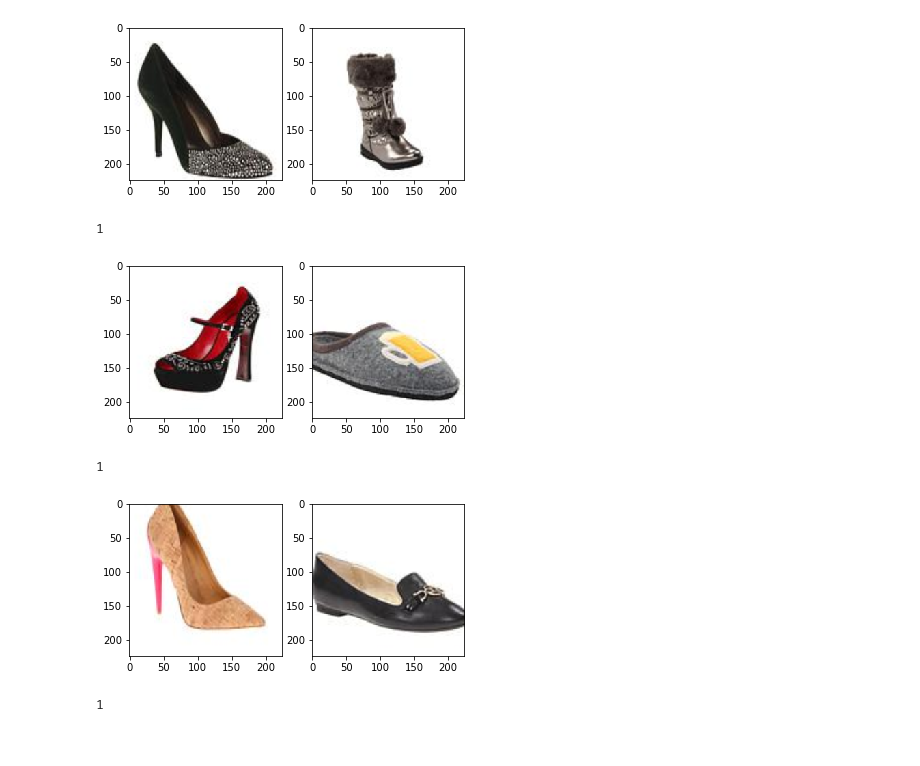
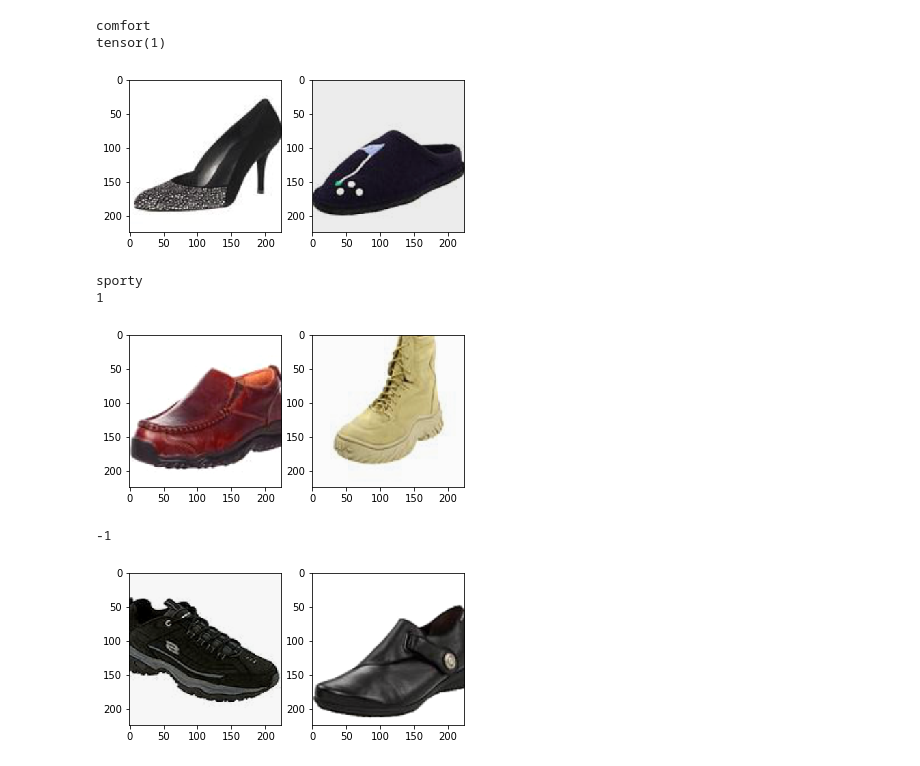
Before and after one commit to irvingzhang0512/pytorch-relative-attributes, a Jupyter notebook: examples/datasets.ipynb, the cells around one changed output. Saved outputs shown, nothing was run; the diff lists cells and outputs as text; code cells hidden in the pictures.

Commit message:
[ADD & MODIFY] 1. add builders for datasets, models and losses. 2. add drn model, ranknet loss, zappos datasets. 3. change repo name to 'bable'. 4. update .gitignore & readme.

```diff
--- a/examples/datasets.ipynb
+++ b/examples/datasets.ipynb
@@ -10,16 +32,38 @@ d = ZapposV1('train', 3)
+# %%
+d = ZapposV1('train', 3, trans_config=default_trans_config)
+print(d.category_name)
+loader = torch.utils.data.DataLoader(d, batch_size=16, num_workers=10)
+for data in loader:
+    # data[0] 是长度为2的list，list中每个元素shape为 [batch_size, channels, img_height, img_width]
+    # data[1] 是labels，shape为[batch]
+    img1 = data[0][0]
+    img2 = data[0][1]
+    labels = data[1]
+    print(labels[0])
+    ax1 = plt.subplot(121)
+    ax1.imshow(img1[0].numpy().transpose([1, 2, 0]))
+    ax2 = plt.subplot(122)
+    ax2.imshow(img2[1].numpy().transpose([1, 2, 0]))
+    plt.show()
+    break
+# %% [output]
+comfort
+tensor(1)
+[figure, added]
 # %%
-for i in range(3):
+d = ZapposV2('train', 2, trans_config=default_trans_config)
+print(d.category_name)
+for i in range(2):
     img, label = d[i]
+    print(label)
     ax1 = plt.subplot(121)
     ax1.imshow(img[0].numpy().transpose([1, 2, 0]))
     ax2 = plt.subplot(122)
     ax2.imshow(img[1].numpy().transpose([1, 2, 0]))
     plt.show()
-    print(label)
 # %% [output]
+sporty
+1
-[figure, old version]
+[figure, new version]
-1
+-1
-[figure, old version]
+[figure, new version]
-1
-[figure, removed]
-1
```
Also changed, not shown: parts of 3 cells of this notebook, 21 other files.
